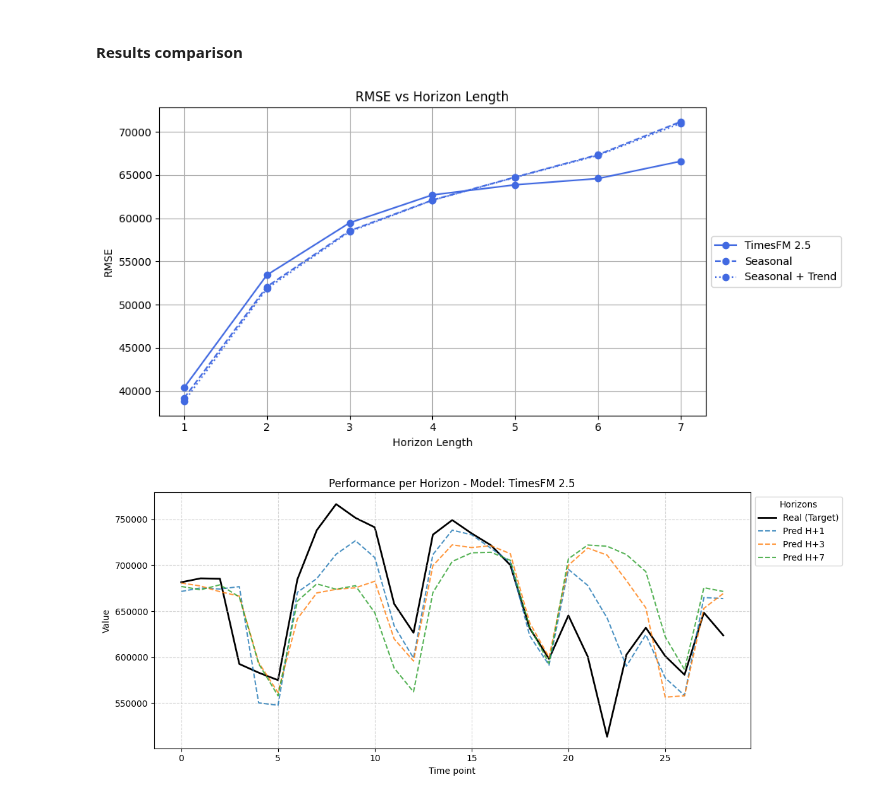
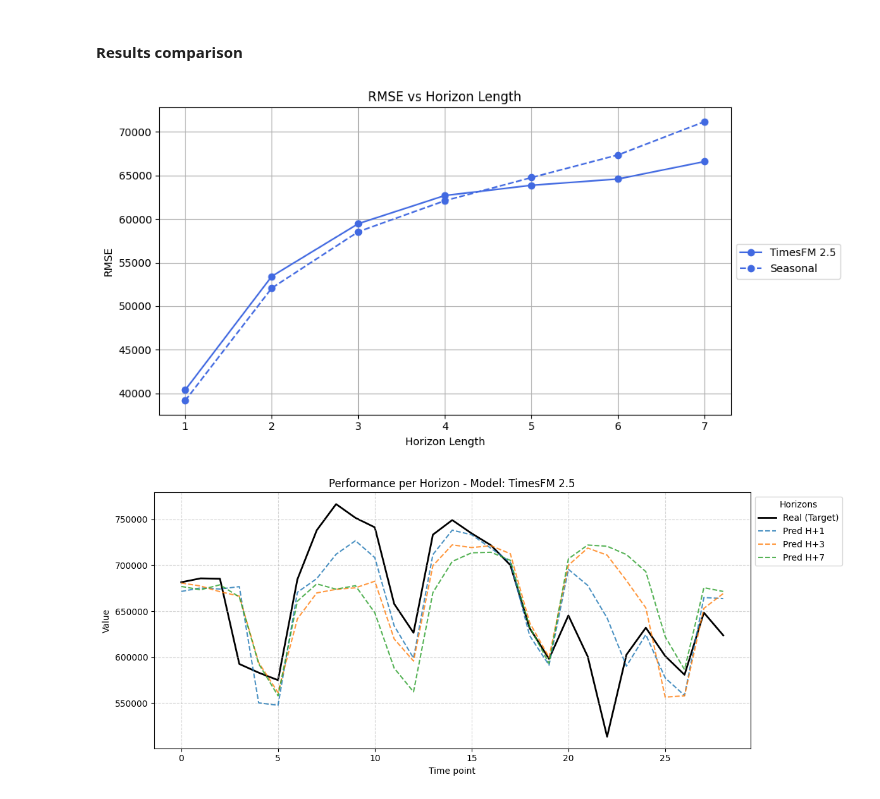
Before and after one commit to luciacasass/UAM_TFM, a Jupyter notebook: timesfm_25_folder/test_model.ipynb, the cells around one changed output. Cells and saved outputs as stored; diff of their text form; code cells hidden in the pictures.

```diff
--- a/timesfm_25_folder/test_model.ipynb
+++ b/timesfm_25_folder/test_model.ipynb
@@ -628,18 +434,14 @@ Inference time: 117.9454 seconds
 # %%
 file_paths = [
     "results/plain_prediction/synth_timesfm2_5_results_2026-03-22.json",
-    "results/seasonal_decomposition/seasonal_synth_metrics_results_2026-03-23.json",
-    "results/seasonal_decomposition/seasonal_synth_metrics_results_period300.json",
-    "results/seasonal_decomposition/both_synth_metrics_results_2026-03-23.json"
+    "results/seasonal_decomposition/seasonal_synth_metrics_results_2026-03-23.json"
 ]
 labels = [
     "TimesFM 2.5",
-    "Seasonal Synth",
-    "Seasonal Synth period 300",
-    "Seasonal + Trend Synth"
+    "Seasonal Synth"
 ]
 
-linestyles = ['-', '--', '-.', ':']
+linestyles = ['-', '--']
 
 plt.figure(figsize=(10, 5))
 for path, label, linestyle in zip(file_paths, labels, linestyles):
@@ -677,7 +479,7 @@ labels = [
     "Trend Stock Market"
 ]
 
-linestyles = ['-', '--', ':']
+linestyles = ['-', '--']
 
 plt.figure(figsize=(10, 5))
 for path, label, linestyle in zip(file_paths, labels, linestyles):
@@ -1005,43 +728,41 @@ Inference time: 18.8530 seconds
 # %%
 file_paths = [
     "results/plain_prediction/demand_timesfm2_5_results_2026-03-22.json",
-    "results/seasonal_decomposition/demand_seasonal_timesfm2_5_results_2026-03-23.json",
-    "results/seasonal_decomposition/demand_both_timesfm2_5_results_2026-03-23.json"
+    "results/seasonal_decomposition/demand_seasonal_timesfm2_5_results_2026-03-23.json"
 ]
 labels = [
     "TimesFM 2.5",
-    "Seasonal",
-    "Seasonal + Trend"
+    "Seasonal"
 ]
 
-linestyles = ['-', '--', ':']
+linestyles = ['-', '--']
 
 plt.figure(figsize=(10, 5))
 for path, label, linestyle in zip(file_paths, labels, linestyles):
     with open(path, 'r') as f:
         data = json.load(f)
 
     horizons = []
     rmses = []
 
     for exp in data["experiments"]:
         horizons.append(exp["horizon"])
         rmses.append(exp["metrics"]["TimesFM 2.5"]["RMSE"])
 
     # Sort by horizon
     horizons, rmses = zip(*sorted(zip(horizons, rmses)))
 
     plt.plot(horizons, rmses, linestyle=linestyle, marker='o', label=label, color="royalblue")
 
 plt.xlabel("Horizon Length")
 plt.ylabel("RMSE")
 plt.title("RMSE vs Horizon Length")
 plt.legend(loc='center left', bbox_to_anchor=(1, 0.5))
 plt.grid(True)
 plt.tight_layout()
 plt.show()
 # %% [output]
-[figure, old version]
+[figure, new version]
 # %%
 with open('results/plain_prediction/demand_timesfm2_5_results_2026-03-22.json', 'r') as f:
     data = json.load(f)
```
Also changed, not shown: parts of 17 cells of this notebook.
